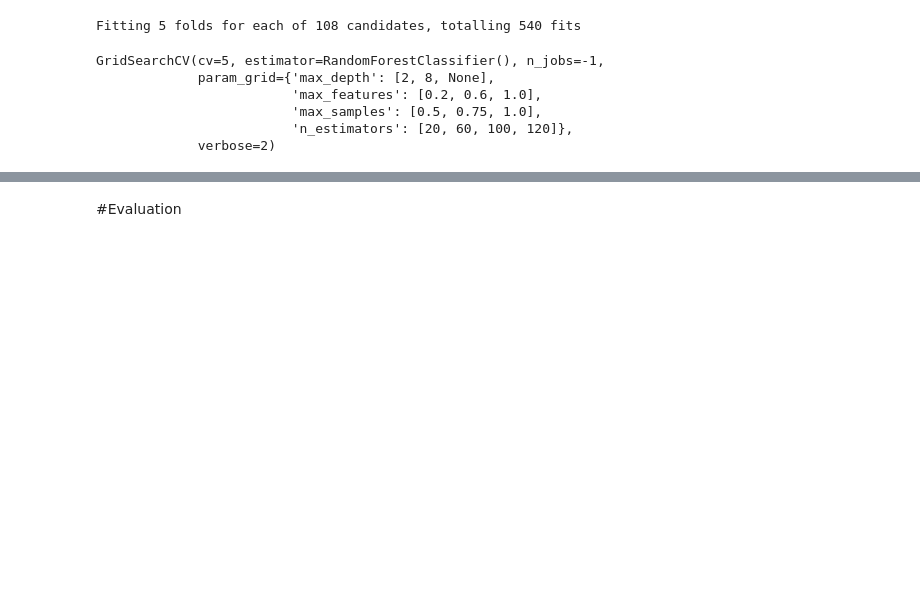
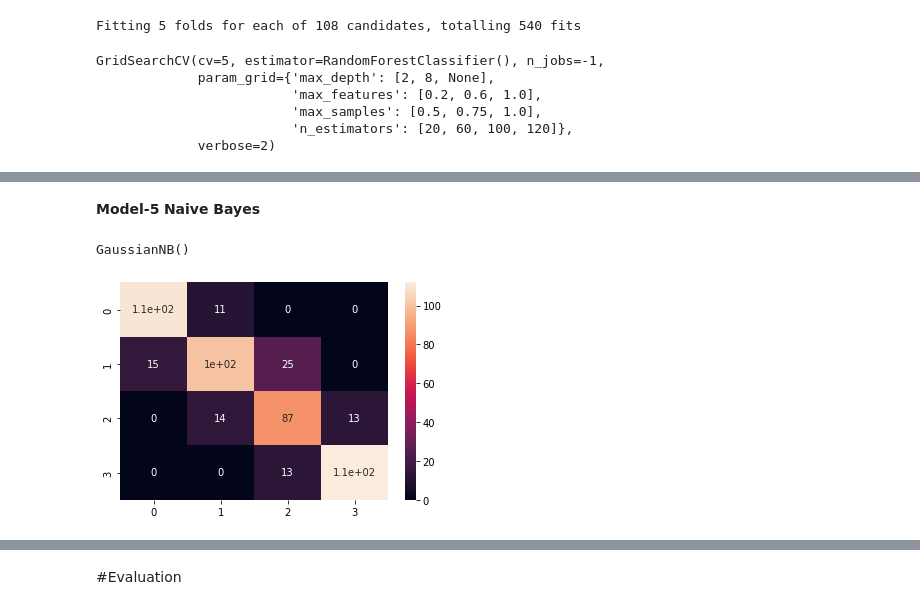
Before and after one commit to Datawithabhishek/Mobile-Price-Range-Prediction, a Jupyter notebook: Mobile_Price_Range_Prediction.ipynb, the cells around one changed output, grey strips where cells are left out. Cells and saved outputs as stored; diff of their text form; code cells hidden in the pictures; blank space fills up the shorter version.

```diff
--- a/Mobile_Price_Range_Prediction.ipynb
+++ b/Mobile_Price_Range_Prediction.ipynb
@@ -671 +690,11 @@ print(classification_report(rf_pred,y_test))
 weighted avg       0.90      0.90      0.90       500
+# %% [markdown]
+**Model-5** **Naive Bayes**
+# %%
+nb=GaussianNB()
+# %%
+nb.fit(x_train,y_train)
+# %% [output]
+GaussianNB()
+# %%
+nb_pred = nb.predict(x_test)
@@ -671,0 +703,5 @@ weighted avg       0.90      0.90      0.90       500
+# %%
+sns.heatmap(confusion_matrix(nb_pred,y_test),annot=True)
+plt.show()
+# %% [output]
+[figure, added]
```
Also changed, not shown: parts of 24 cells of this notebook.
